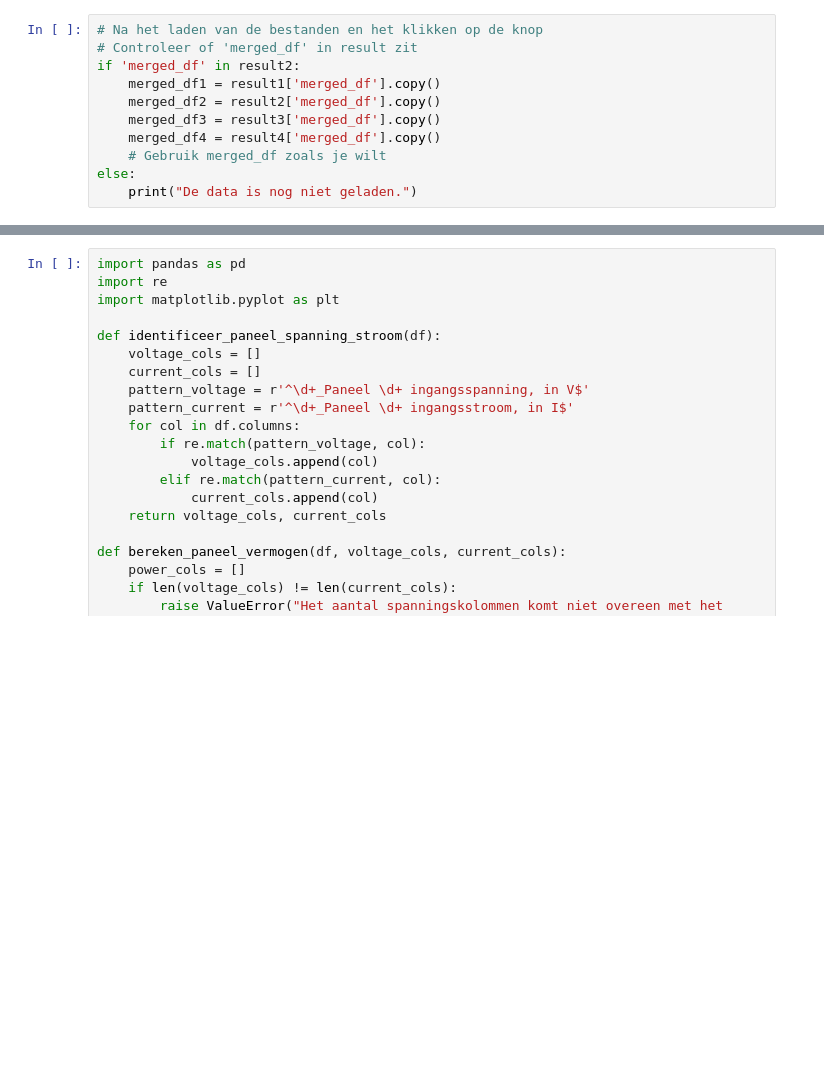
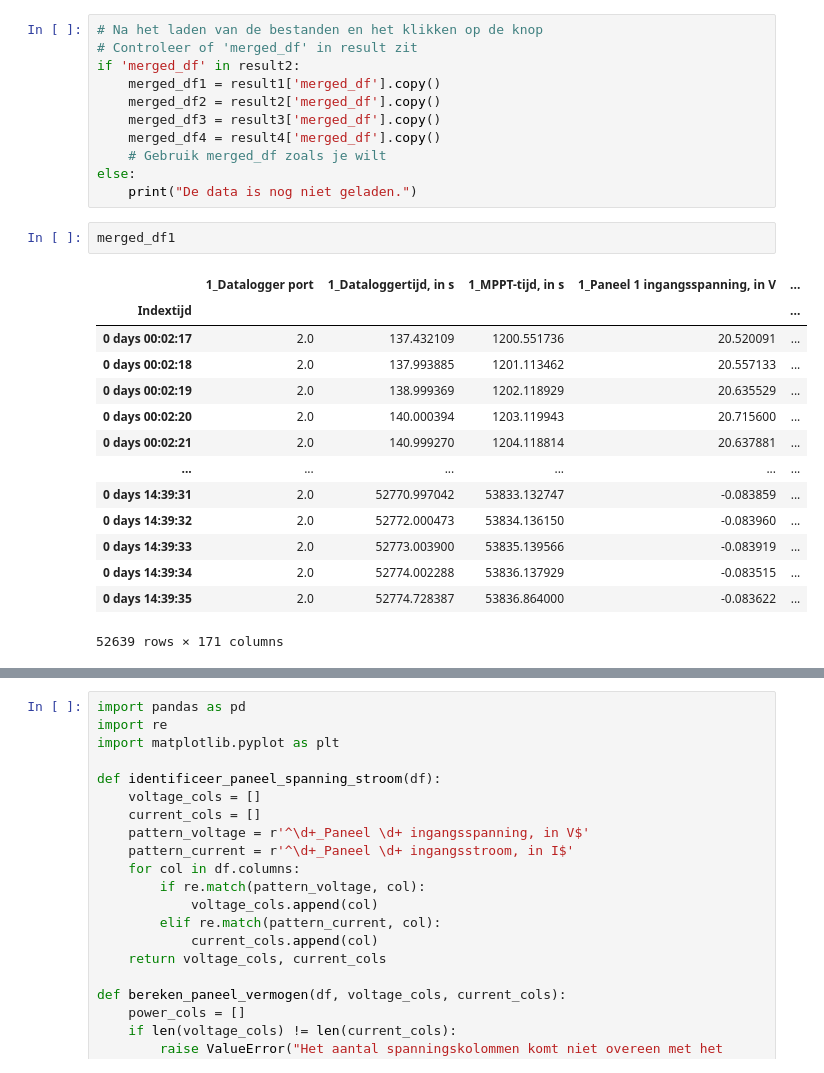
Before and after one commit to Qrax/Clean_Mobility, a Jupyter notebook: main.ipynb, the cells around one changed output, grey strips where cells are left out. Drawn from its saved outputs; the diff is of its cells as text; blank space fills up the shorter version.

```diff
--- a/main.ipynb
+++ b/main.ipynb
@@ -128,3 +128,20 @@ if 'merged_df' in result2:
     # Gebruik merged_df zoals je wilt
 else:
     print("De data is nog niet geladen.")
+# %%
+merged_df1
+# %% [output]
+|  | 1_Datalogger port | 1_Dataloggertijd, in s | 1_MPPT-tijd, in s | 1_Paneel 1 ingangsspanning, in V | ... |
+| Indextijd |  |  |  |  | ... |
+| 0 days 00:02:17 | 2.0 | 137.432109 | 1200.551736 | 20.520091 | ... |
+| 0 days 00:02:18 | 2.0 | 137.993885 | 1201.113462 | 20.557133 | ... |
+| 0 days 00:02:19 | 2.0 | 138.999369 | 1202.118929 | 20.635529 | ... |
+| 0 days 00:02:20 | 2.0 | 140.000394 | 1203.119943 | 20.715600 | ... |
+| 0 days 00:02:21 | 2.0 | 140.999270 | 1204.118814 | 20.637881 | ... |
+| ... | ... | ... | ... | ... | ... |
+| 0 days 14:39:31 | 2.0 | 52770.997042 | 53833.132747 | -0.083859 | ... |
+| 0 days 14:39:32 | 2.0 | 52772.000473 | 53834.136150 | -0.083960 | ... |
+| 0 days 14:39:33 | 2.0 | 52773.003900 | 53835.139566 | -0.083919 | ... |
+| 0 days 14:39:34 | 2.0 | 52774.002288 | 53836.137929 | -0.083515 | ... |
+| 0 days 14:39:35 | 2.0 | 52774.728387 | 53836.864000 | -0.083622 | ... |
+52639 rows × 171 columns
```
Also changed, not shown: parts of 7 cells of this notebook.
